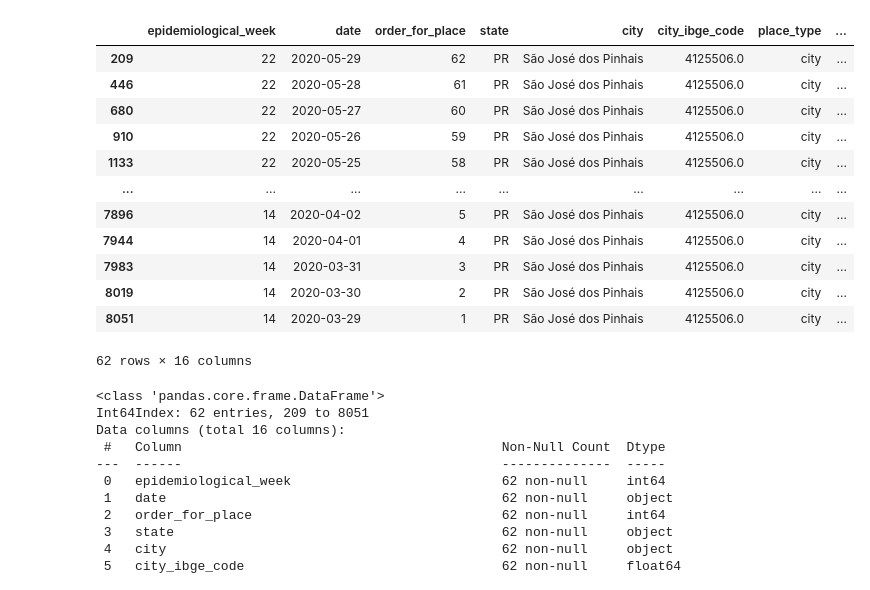
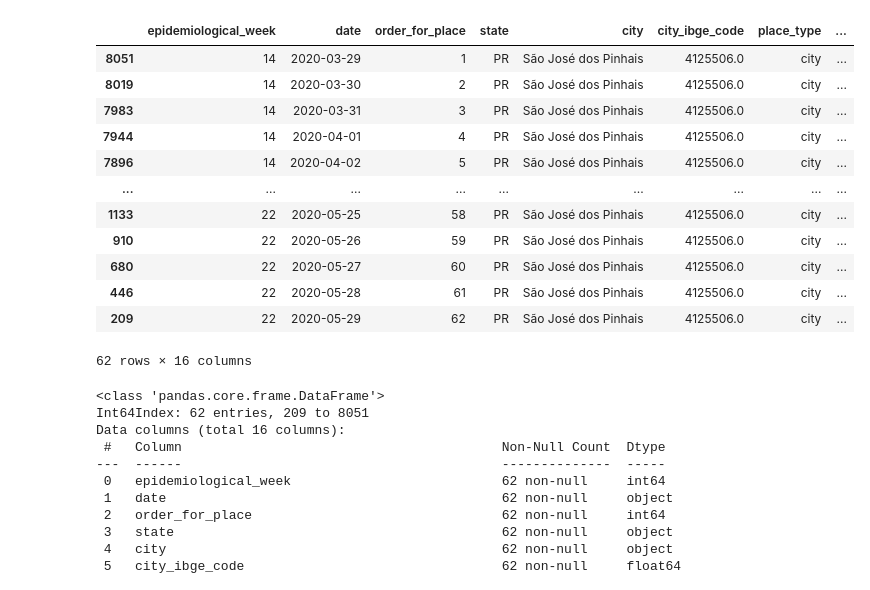
Before and after one commit to chorylka/data_science, a Jupyter notebook: covid_sjp.ipynb, the cells around one changed output. Drawn from its saved outputs; the diff is of its cells as text; code cells hidden in the pictures.

```diff
--- a/covid_sjp.ipynb
+++ b/covid_sjp.ipynb
@@ -1,23 +1,23 @@
 # %%
 import pandas as pd
 data = pd.read_csv ("covid19-pr.csv")
 #data.sample(100)
 data_sjp = data.query('city == "São José dos Pinhais"')
-data_sjp_final = data_sjp.sort_values('last_available_confirmed', ascending=False)
+data_sjp_final = data_sjp.sort_values('last_available_confirmed')
 data_sjp_final
 # %% [output]
 |  | epidemiological_week | date | order_for_place | state | city | city_ibge_code | place_type | ... |
+| 8051 | 14 | 2020-03-29 | 1 | PR | São José dos Pinhais | 4125506.0 | city | ... |
+| 8019 | 14 | 2020-03-30 | 2 | PR | São José dos Pinhais | 4125506.0 | city | ... |
+| 7983 | 14 | 2020-03-31 | 3 | PR | São José dos Pinhais | 4125506.0 | city | ... |
+| 7944 | 14 | 2020-04-01 | 4 | PR | São José dos Pinhais | 4125506.0 | city | ... |
+| 7896 | 14 | 2020-04-02 | 5 | PR | São José dos Pinhais | 4125506.0 | city | ... |
+| ... | ... | ... | ... | ... | ... | ... | ... | ... |
+| 1133 | 22 | 2020-05-25 | 58 | PR | São José dos Pinhais | 4125506.0 | city | ... |
+| 910 | 22 | 2020-05-26 | 59 | PR | São José dos Pinhais | 4125506.0 | city | ... |
+| 680 | 22 | 2020-05-27 | 60 | PR | São José dos Pinhais | 4125506.0 | city | ... |
+| 446 | 22 | 2020-05-28 | 61 | PR | São José dos Pinhais | 4125506.0 | city | ... |
 | 209 | 22 | 2020-05-29 | 62 | PR | São José dos Pinhais | 4125506.0 | city | ... |
-| 446 | 22 | 2020-05-28 | 61 | PR | São José dos Pinhais | 4125506.0 | city | ... |
-| 680 | 22 | 2020-05-27 | 60 | PR | São José dos Pinhais | 4125506.0 | city | ... |
-| 910 | 22 | 2020-05-26 | 59 | PR | São José dos Pinhais | 4125506.0 | city | ... |
-| 1133 | 22 | 2020-05-25 | 58 | PR | São José dos Pinhais | 4125506.0 | city | ... |
-| ... | ... | ... | ... | ... | ... | ... | ... | ... |
-| 7896 | 14 | 2020-04-02 | 5 | PR | São José dos Pinhais | 4125506.0 | city | ... |
-| 7944 | 14 | 2020-04-01 | 4 | PR | São José dos Pinhais | 4125506.0 | city | ... |
-| 7983 | 14 | 2020-03-31 | 3 | PR | São José dos Pinhais | 4125506.0 | city | ... |
-| 8019 | 14 | 2020-03-30 | 2 | PR | São José dos Pinhais | 4125506.0 | city | ... |
-| 8051 | 14 | 2020-03-29 | 1 | PR | São José dos Pinhais | 4125506.0 | city | ... |
 62 rows × 16 columns
 # %%
 import matplotlib.pyplot as plt
```
Also changed, not shown: parts of 7 cells of this notebook.
